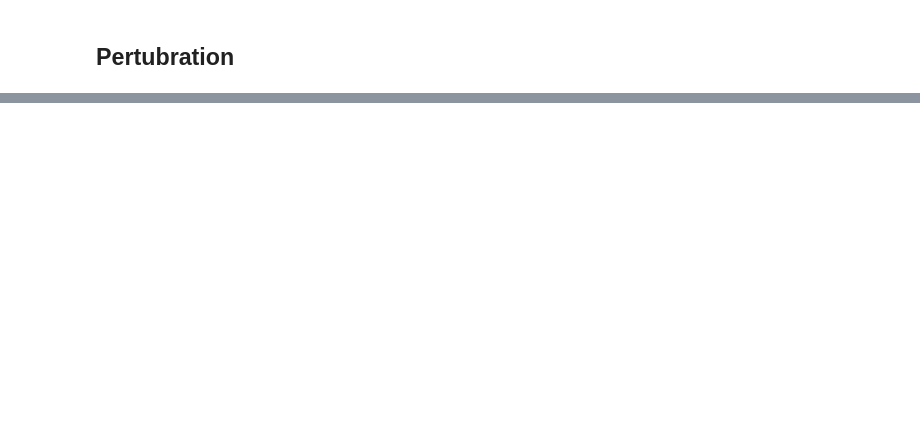
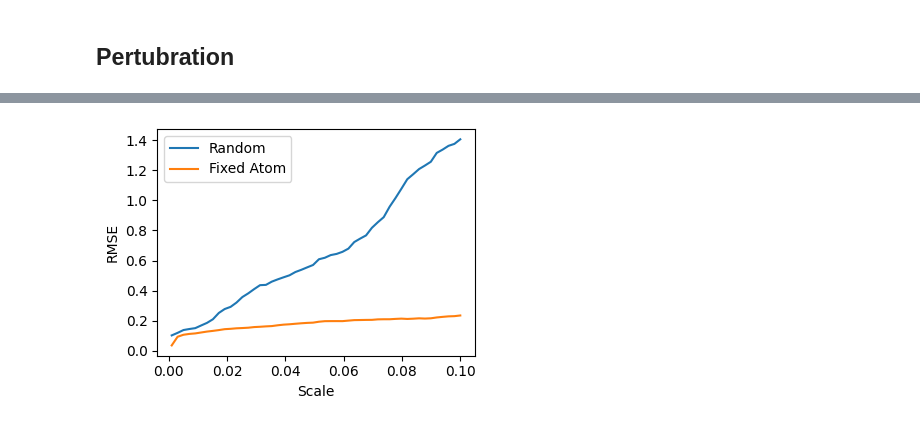
Before and after one commit to fahminlb33/gold-cluster-energy-modelling, a Jupyter notebook: notebooks/perturbation.ipynb, the cells around one changed output, grey strips where cells are left out. Saved outputs shown, nothing was run; the diff lists cells and outputs as text; code cells hidden in the pictures; blank space fills up the shorter version.

```diff
--- a/notebooks/perturbation.ipynb
+++ b/notebooks/perturbation.ipynb
@@ -199,0 +238,23 @@ upper ci: -1556.5645
+# %%
+simulation_count = 200
+perturbation_results = []
+const_lowest_energy = np.full(simulation_count, lowest_energy_pred)
+
+for method, scale in tqdm(list(itertools.product([0, 1], np.linspace(0.001, 0.1, 50)))):
+    rng = np.random.default_rng(21)
+
+    pertrubed_structures = [create_perturbation(stable_structure_path, scale, method, rng) for _ in range(simulation_count)]
+    X_pertrubed = soap.create(pertrubed_structures, n_jobs=6)
+    y_pertrubed = model.predict(X_pertrubed)
+
+    perturbation_results.append({
+        "method": method,
+        "scale": scale,
+        "mae": mean_absolute_error(const_lowest_energy, y_pertrubed),
+        "rmse": root_mean_squared_error(const_lowest_energy, y_pertrubed),
+    })
+# %%
+df_results = pd.DataFrame(perturbation_results)
+df_results.to_csv("../data/petrutbation.csv", index=None)
+
+df_results.head()
@@ -199,0 +268,15 @@ upper ci: -1556.5645
+# %%
+fig, ax = plt.subplots(figsize=(4, 3))
+
+scoring = "rmse"
+
+ax.plot(df_results["scale"][df_results["method"] == 0], df_results[scoring][df_results["method"] == 0], label="Random")
+ax.plot(df_results["scale"][df_results["method"] == 1], df_results[scoring][df_results["method"] == 1], label="Fixed Atom")
+ax.legend()
+ax.set_ylabel(scoring.upper())
+ax.set_xlabel("Scale")
+
+fig.tight_layout()
+plt.show()
+# %% [output]
+[figure, added]
```
Also changed, not shown: parts of 29 cells of this notebook.
